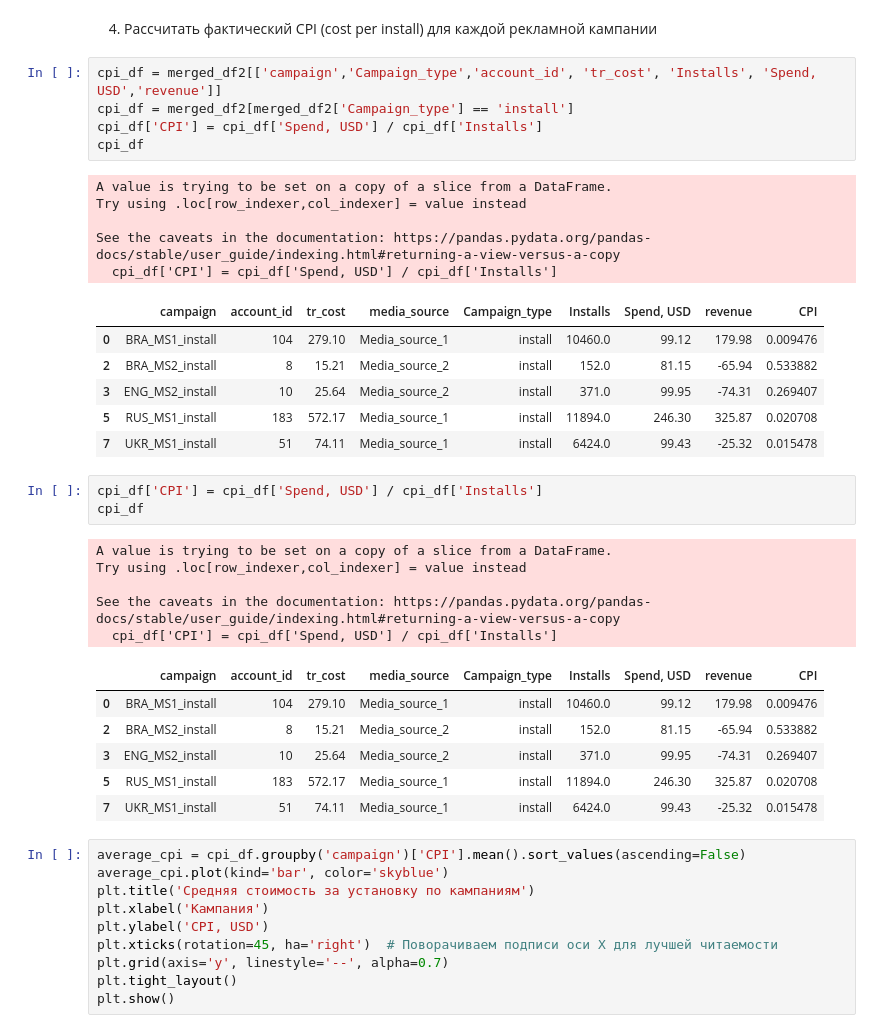
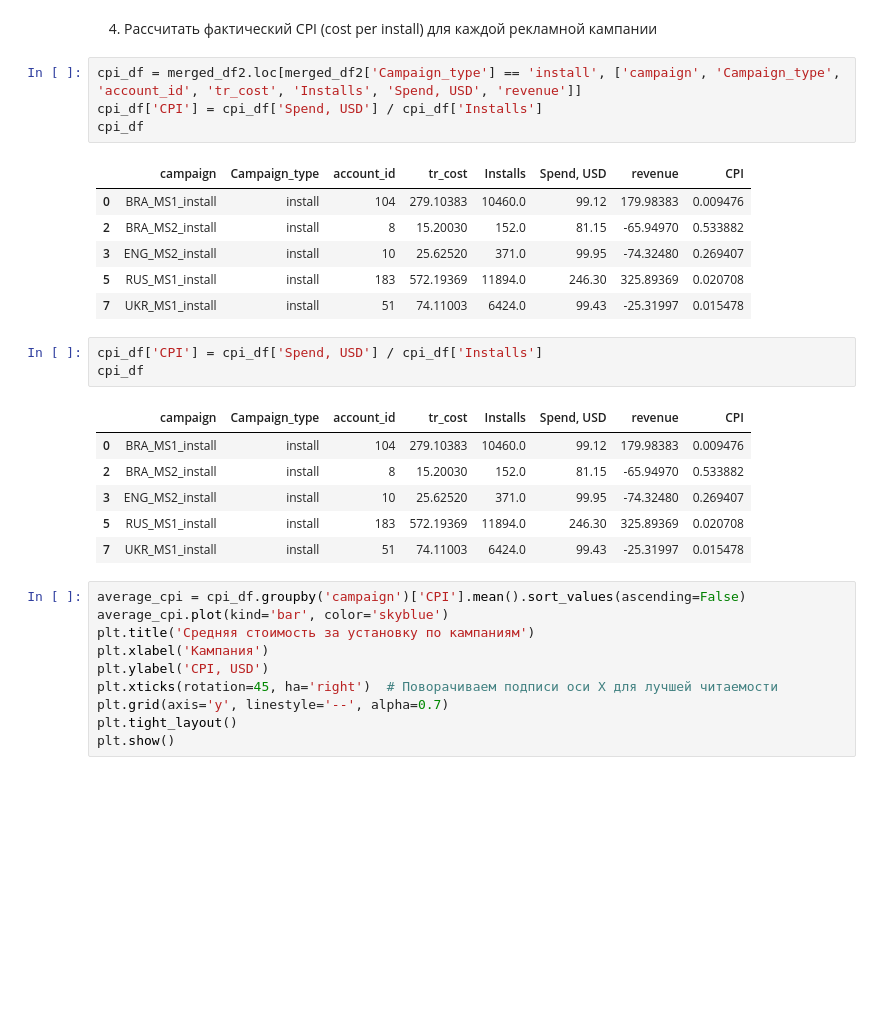
Before and after one commit to NikiKras/TestAigrind, a Jupyter notebook: TestAIGRIND.ipynb, the cells around one changed output. Drawn from its saved outputs; the diff is of its cells as text; blank space fills up the shorter version.

```diff
--- a/TestAIGRIND.ipynb
+++ b/TestAIGRIND.ipynb
@@ -524,37 +524,26 @@ plt.show()
 # %% [markdown]
 4.	Рассчитать фактический CPI (cost per install) для каждой рекламной кампании
 # %%
-cpi_df = merged_df2[['campaign','Campaign_type','account_id', 'tr_cost', 'Installs', 'Spend, USD','revenue']]
-cpi_df = merged_df2[merged_df2['Campaign_type'] == 'install']
+cpi_df = merged_df2.loc[merged_df2['Campaign_type'] == 'install', ['campaign', 'Campaign_type', 'account_id', 'tr_cost', 'Installs', 'Spend, USD', 'revenue']]
 cpi_df['CPI'] = cpi_df['Spend, USD'] / cpi_df['Installs']
 cpi_df
 # %% [output]
-A value is trying to be set on a copy of a slice from a DataFrame.
-Try using .loc[row_indexer,col_indexer] = value instead
-
-See the caveats in the documentation: https://pandas.pydata.org/pandas-docs/stable/user_guide/indexing.html#returning-a-view-versus-a-copy
-  cpi_df['CPI'] = cpi_df['Spend, USD'] / cpi_df['Installs']
-|  | campaign | account_id | tr_cost | media_source | Campaign_type | Installs | Spend, USD | revenue | CPI |
-| 0 | BRA_MS1_install | 104 | 279.10 | Media_source_1 | install | 10460.0 | 99.12 | 179.98 | 0.009476 |
-| 2 | BRA_MS2_install | 8 | 15.21 | Media_source_2 | install | 152.0 | 81.15 | -65.94 | 0.533882 |
-| 3 | ENG_MS2_install | 10 | 25.64 | Media_source_2 | install | 371.0 | 99.95 | -74.31 | 0.269407 |
-| 5 | RUS_MS1_install | 183 | 572.17 | Media_source_1 | install | 11894.0 | 246.30 | 325.87 | 0.020708 |
-| 7 | UKR_MS1_install | 51 | 74.11 | Media_source_1 | install | 6424.0 | 99.43 | -25.32 | 0.015478 |
+|  | campaign | Campaign_type | account_id | tr_cost | Installs | Spend, USD | revenue | CPI |
+| 0 | BRA_MS1_install | install | 104 | 279.10383 | 10460.0 | 99.12 | 179.98383 | 0.009476 |
+| 2 | BRA_MS2_install | install | 8 | 15.20030 | 152.0 | 81.15 | -65.94970 | 0.533882 |
+| 3 | ENG_MS2_install | install | 10 | 25.62520 | 371.0 | 99.95 | -74.32480 | 0.269407 |
+| 5 | RUS_MS1_install | install | 183 | 572.19369 | 11894.0 | 246.30 | 325.89369 | 0.020708 |
+| 7 | UKR_MS1_install | install | 51 | 74.11003 | 6424.0 | 99.43 | -25.31997 | 0.015478 |
 # %%
 cpi_df['CPI'] = cpi_df['Spend, USD'] / cpi_df['Installs']
 cpi_df
 # %% [output]
-A value is trying to be set on a copy of a slice from a DataFrame.
-Try using .loc[row_indexer,col_indexer] = value instead
-
-See the caveats in the documentation: https://pandas.pydata.org/pandas-docs/stable/user_guide/indexing.html#returning-a-view-versus-a-copy
-  cpi_df['CPI'] = cpi_df['Spend, USD'] / cpi_df['Installs']
-|  | campaign | account_id | tr_cost | media_source | Campaign_type | Installs | Spend, USD | revenue | CPI |
-| 0 | BRA_MS1_install | 104 | 279.10 | Media_source_1 | install | 10460.0 | 99.12 | 179.98 | 0.009476 |
-| 2 | BRA_MS2_install | 8 | 15.21 | Media_source_2 | install | 152.0 | 81.15 | -65.94 | 0.533882 |
-| 3 | ENG_MS2_install | 10 | 25.64 | Media_source_2 | install | 371.0 | 99.95 | -74.31 | 0.269407 |
-| 5 | RUS_MS1_install | 183 | 572.17 | Media_source_1 | install | 11894.0 | 246.30 | 325.87 | 0.020708 |
-| 7 | UKR_MS1_install | 51 | 74.11 | Media_source_1 | install | 6424.0 | 99.43 | -25.32 | 0.015478 |
+|  | campaign | Campaign_type | account_id | tr_cost | Installs | Spend, USD | revenue | CPI |
+| 0 | BRA_MS1_install | install | 104 | 279.10383 | 10460.0 | 99.12 | 179.98383 | 0.009476 |
+| 2 | BRA_MS2_install | install | 8 | 15.20030 | 152.0 | 81.15 | -65.94970 | 0.533882 |
+| 3 | ENG_MS2_install | install | 10 | 25.62520 | 371.0 | 99.95 | -74.32480 | 0.269407 |
+| 5 | RUS_MS1_install | install | 183 | 572.19369 | 11894.0 | 246.30 | 325.89369 | 0.020708 |
+| 7 | UKR_MS1_install | install | 51 | 74.11003 | 6424.0 | 99.43 | -25.31997 | 0.015478 |
 # %%
 average_cpi = cpi_df.groupby('campaign')['CPI'].mean().sort_values(ascending=False)
 average_cpi.plot(kind='bar', color='skyblue')
```
Also changed, not shown: parts of 12 cells of this notebook.
